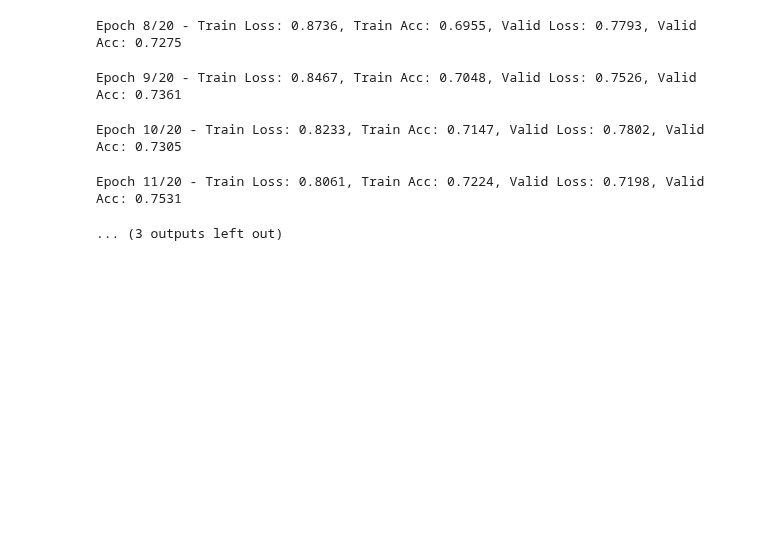
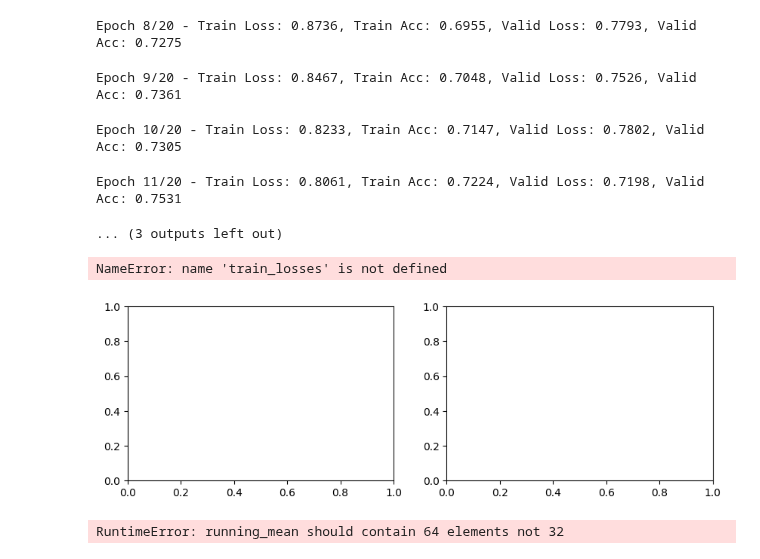
Before and after one commit to OlofssonFredrik/KETN40, a Jupyter notebook: Project4/project4.ipynb, the cells around one changed output. Cells and saved outputs as stored; diff of their text form; code cells hidden in the pictures; blank space fills up the shorter version.

```diff
--- a/Project4/project4.ipynb
+++ b/Project4/project4.ipynb
@@ -16,8 +21,8 @@ print(f'Using {device} device')
 transform = transforms.Compose([
     transforms.ToTensor(),
     transforms.Normalize((0.5, 0.5, 0.5), (0.5, 0.5, 0.5)),
-    transforms.RandomHorizontalFlip(),
-    #transforms.RandomRotation(45),
+    #transforms.RandomHorizontalFlip(),
+    transforms.RandomRotation(10),
     #transforms.ColorJitter(brightness=0.2, contrast=0.2, saturation=0.2, hue=0.2),
 
 ])
@@ -65,24 +78,30 @@ class VGGStyleModel(nn.Module):
         self.conv_layers = nn.Sequential(
             # Block 1
             nn.Conv2d(3, 32, kernel_size=3, padding=1),
+            nn.BatchNorm2d(32),
             nn.ReLU(),
             nn.Conv2d(32, 32, kernel_size=3, padding=1),
+            nn.BatchNorm2d(32),
             nn.ReLU(),
             nn.MaxPool2d(kernel_size=2, stride=2),
             nn.Dropout(0.2),
 
             # Block 2
             nn.Conv2d(32, 64, kernel_size=3, padding=1),
+            nn.BatchNorm2d(64),
             nn.ReLU(),
             nn.Conv2d(64, 64, kernel_size=3, padding=1),
+            nn.BatchNorm2d(64),
             nn.ReLU(),
             nn.MaxPool2d(kernel_size=2, stride=2),
             nn.Dropout(0.3),
 
             # Block 3
             nn.Conv2d(64, 128, kernel_size=3, padding=1),
+            nn.BatchNorm2d(128),
             nn.ReLU(),
             nn.Conv2d(128, 128, kernel_size=3, padding=1),
+            nn.BatchNorm2d(128),
             nn.ReLU(),
             nn.MaxPool2d(kernel_size=2, stride=2),
             nn.Dropout(0.4),
@@ -106,6 +125,9 @@ class VGGStyleModel(nn.Module):
             elif isinstance(m, nn.Linear):
                 nn.init.kaiming_uniform_(m.weight, nonlinearity='relu')
                 nn.init.constant_(m.bias, 0)
+            elif isinstance(m, nn.BatchNorm2d) or isinstance(m, nn.BatchNorm1d):
+                nn.init.constant_(m.weight, 1)
+                nn.init.constant_(m.bias, 0)
 
     def forward(self, x):
         x = self.conv_layers(x)
@@ -208,20 +230,23 @@ Epoch 11/20 - Train Loss: 0.8061, Train Acc: 0.7224, Valid Loss: 0.7198, Valid A
 PATH = "model_state_dict.pth"
 torch.save(model.state_dict(), PATH)
 # %%
-fig, axs = plt.subplots(2,1)
+fig, axs = plt.subplots(1,2, figsize=(10,3))
 axs[0].plot(train_losses, label='Training loss')
 axs[0].plot(valid_losses, label='Validation loss')
 axs[0].legend()
 axs[0].set_xlabel('Epoch')
 axs[0].set_ylabel('Loss')
 axs[0].set_title('Loss vs. Epoch')
 
 axs[1].plot(train_accs, label='Training Accuracy')
 axs[1].plot(val_accs, label='Validation Accuracy')
 axs[1].legend()
 axs[1].set_xlabel('Epoch')
 axs[1].set_ylabel('Accuracy')
 axs[1].set_title('Accuracy vs. Epoch')
+# %% [output]
+NameError: name 'train_losses' is not defined
+[figure, added]
 # %%
 def visualize_prection(testloader, model):
     random_idx = random.randint(0, len(testloader.dataset)-1)
@@ -244,3 +269,5 @@ def visualize_prection(testloader, model):
     plt.show()
 
 visualize_prection(testloader, model)
+# %% [output]
+RuntimeError: running_mean should contain 64 elements not 32
```
Also changed, not shown: parts of 5 cells of this notebook, 1 other file.
